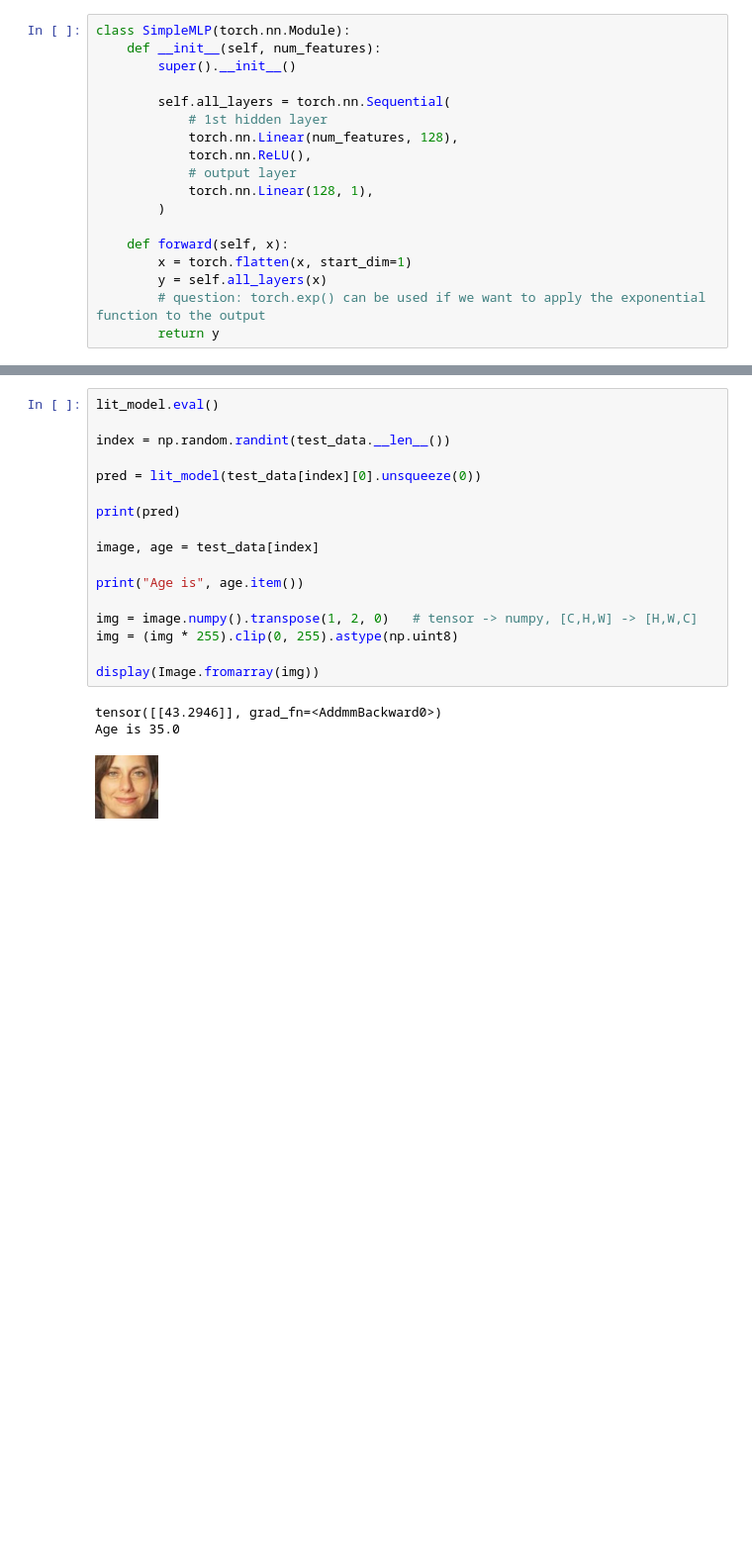
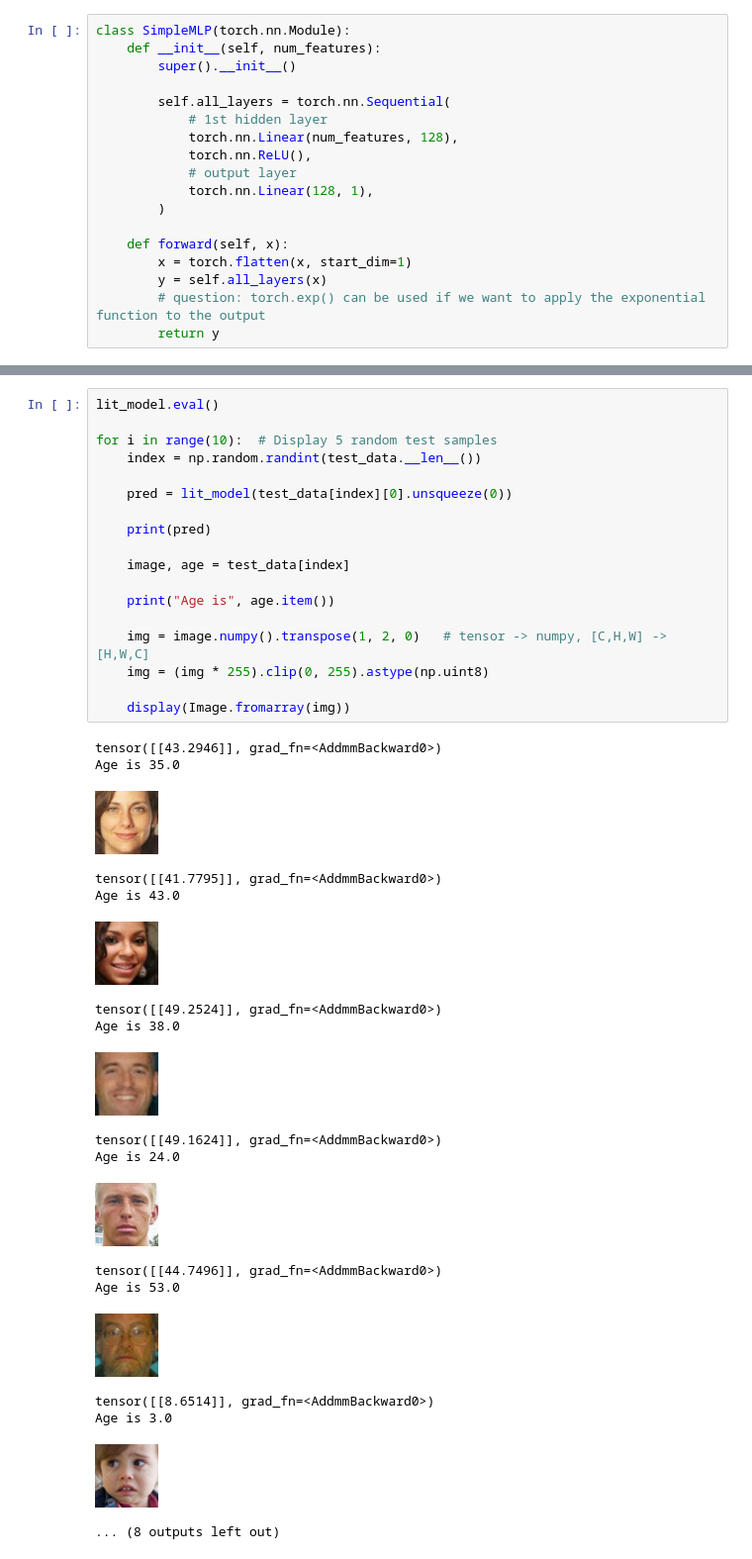
Before and after one commit to Lolillosky/GenerativeDeepLearningCourse, a Jupyter notebook: Topic2/Material/Lab_session1_student.ipynb, the cells around one changed output, grey strips where cells are left out. Shown at 99% size. Saved outputs shown, nothing was run; the diff lists cells and outputs as text; blank space fills up the shorter version.

```diff
--- a/Topic2/Material/Lab_session1_student.ipynb
+++ b/Topic2/Material/Lab_session1_student.ipynb
@@ -289,24 +289,41 @@ metrics_df
 # %%
 lit_model.eval()
 
-index = np.random.randint(test_data.__len__())
+for i in range(10):  # Display 5 random test samples
+    index = np.random.randint(test_data.__len__())
 
-pred = lit_model(test_data[index][0].unsqueeze(0))
+    pred = lit_model(test_data[index][0].unsqueeze(0))
 
-print(pred)
+    print(pred)
 
-image, age = test_data[index]
+    image, age = test_data[index]
 
-print("Age is", age.item())
+    print("Age is", age.item())
 
-img = image.numpy().transpose(1, 2, 0)   # tensor -> numpy, [C,H,W] -> [H,W,C]
-img = (img * 255).clip(0, 255).astype(np.uint8)
+    img = image.numpy().transpose(1, 2, 0)   # tensor -> numpy, [C,H,W] -> [H,W,C]
+    img = (img * 255).clip(0, 255).astype(np.uint8)
 
-display(Image.fromarray(img))
+    display(Image.fromarray(img))
 # %% [output]
 tensor([[43.2946]], grad_fn=<AddmmBackward0>)
 Age is 35.0
 [figure]
+tensor([[41.7795]], grad_fn=<AddmmBackward0>)
+Age is 43.0
+[figure, added]
+tensor([[49.2524]], grad_fn=<AddmmBackward0>)
+Age is 38.0
+[figure, added]
+tensor([[49.1624]], grad_fn=<AddmmBackward0>)
+Age is 24.0
+[figure, added]
+tensor([[44.7496]], grad_fn=<AddmmBackward0>)
+Age is 53.0
+[figure, added]
+tensor([[8.6514]], grad_fn=<AddmmBackward0>)
+Age is 3.0
+[figure, added]
+... (8 outputs left out)
 # %%
 train_metrics = pd.read_csv("lightning_logs/MLP/fixed/metrics.csv")
 
```
Also changed, not shown: parts of 5 cells of this notebook.
